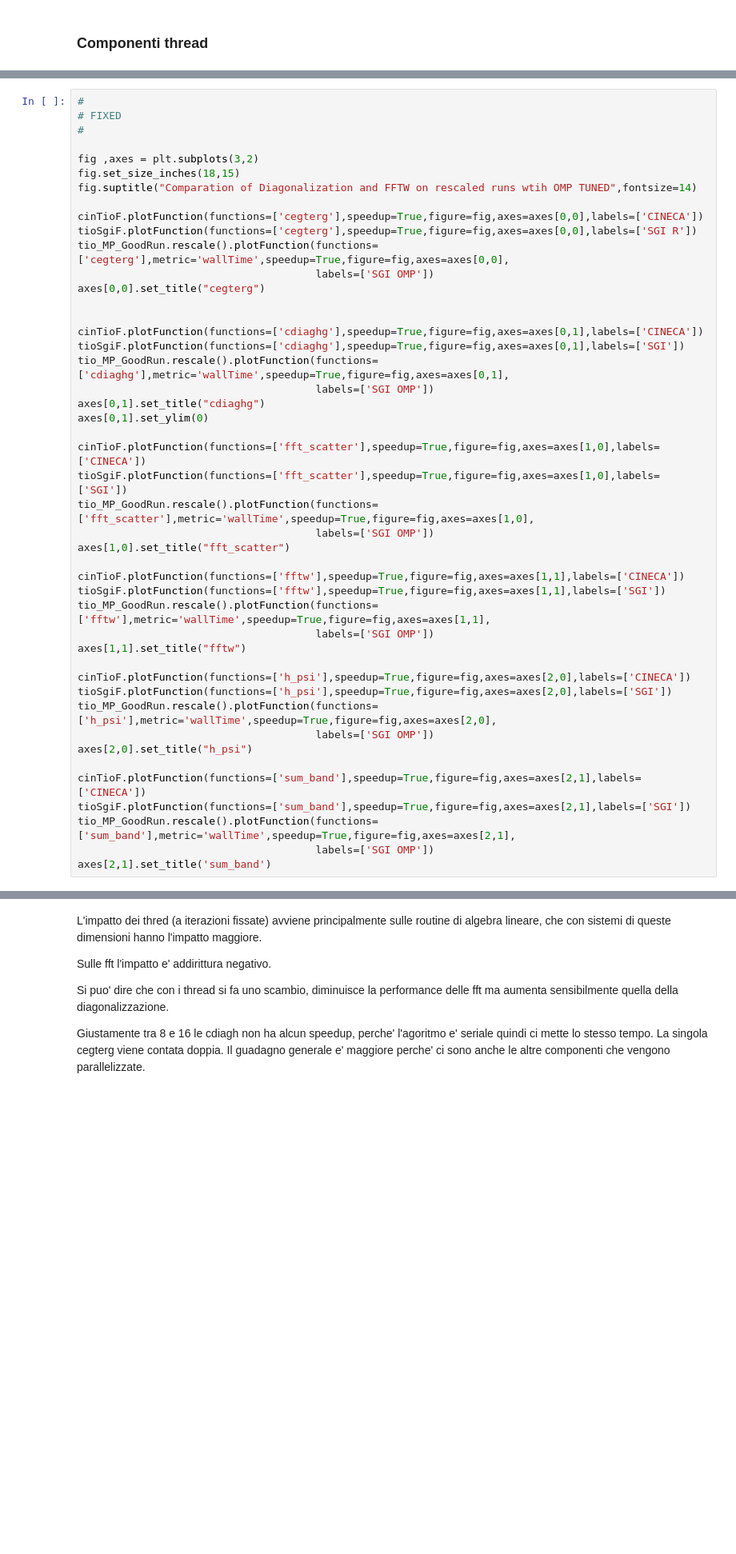
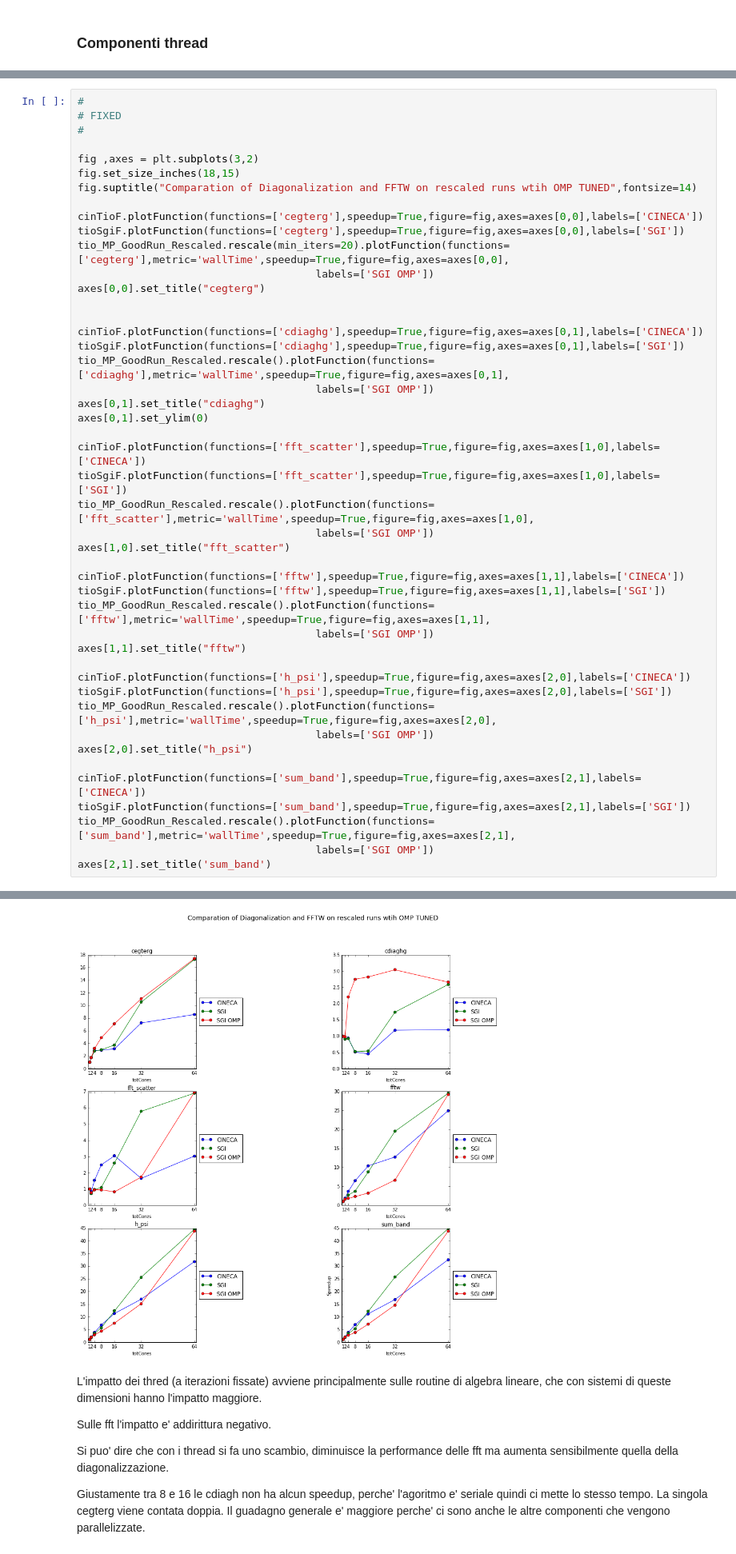
Before and after one commit to gioruffa/qetools, a Jupyter notebook: plotter.ipynb, the cells around one changed output, grey strips where cells are left out. Shown at 80% size. Saved outputs shown, nothing was run; the diff lists cells and outputs as text; blank space fills up the shorter version.

```diff
--- a/plotter.ipynb
+++ b/plotter.ipynb
@@ -977,39 +977,40 @@ fig.set_size_inches(18,15)
 fig.suptitle("Comparation of Diagonalization and FFTW on rescaled runs wtih OMP TUNED",fontsize=14)
 
 cinTioF.plotFunction(functions=['cegterg'],speedup=True,figure=fig,axes=axes[0,0],labels=['CINECA'])
-tioSgiF.plotFunction(functions=['cegterg'],speedup=True,figure=fig,axes=axes[0,0],labels=['SGI R'])
-tio_MP_GoodRun.rescale().plotFunction(functions=['cegterg'],metric='wallTime',speedup=True,figure=fig,axes=axes[0,0],
+tioSgiF.plotFunction(functions=['cegterg'],speedup=True,figure=fig,axes=axes[0,0],labels=['SGI'])
+tio_MP_GoodRun_Rescaled.rescale(min_iters=20).plotFunction(functions=['cegterg'],metric='wallTime',speedup=True,figure=fig,axes=axes[0,0],
                                       labels=['SGI OMP'])
 axes[0,0].set_title("cegterg")
 
 
 cinTioF.plotFunction(functions=['cdiaghg'],speedup=True,figure=fig,axes=axes[0,1],labels=['CINECA'])
 tioSgiF.plotFunction(functions=['cdiaghg'],speedup=True,figure=fig,axes=axes[0,1],labels=['SGI'])
-tio_MP_GoodRun.rescale().plotFunction(functions=['cdiaghg'],metric='wallTime',speedup=True,figure=fig,axes=axes[0,1],
+tio_MP_GoodRun_Rescaled.rescale().plotFunction(functions=['cdiaghg'],metric='wallTime',speedup=True,figure=fig,axes=axes[0,1],
                                       labels=['SGI OMP'])
 axes[0,1].set_title("cdiaghg")
 axes[0,1].set_ylim(0)
 
 cinTioF.plotFunction(functions=['fft_scatter'],speedup=True,figure=fig,axes=axes[1,0],labels=['CINECA'])
 tioSgiF.plotFunction(functions=['fft_scatter'],speedup=True,figure=fig,axes=axes[1,0],labels=['SGI'])
-tio_MP_GoodRun.rescale().plotFunction(functions=['fft_scatter'],metric='wallTime',speedup=True,figure=fig,axes=axes[1,0],
+tio_MP_GoodRun_Rescaled.rescale().plotFunction(functions=['fft_scatter'],metric='wallTime',speedup=True,figure=fig,axes=axes[1,0],
                                       labels=['SGI OMP'])
 axes[1,0].set_title("fft_scatter")
 
 cinTioF.plotFunction(functions=['fftw'],speedup=True,figure=fig,axes=axes[1,1],labels=['CINECA'])
 tioSgiF.plotFunction(functions=['fftw'],speedup=True,figure=fig,axes=axes[1,1],labels=['SGI'])
-tio_MP_GoodRun.rescale().plotFunction(functions=['fftw'],metric='wallTime',speedup=True,figure=fig,axes=axes[1,1],
+tio_MP_GoodRun_Rescaled.rescale().plotFunction(functions=['fftw'],metric='wallTime',speedup=True,figure=fig,axes=axes[1,1],
                                       labels=['SGI OMP'])
 axes[1,1].set_title("fftw")
 
 cinTioF.plotFunction(functions=['h_psi'],speedup=True,figure=fig,axes=axes[2,0],labels=['CINECA'])
 tioSgiF.plotFunction(functions=['h_psi'],speedup=True,figure=fig,axes=axes[2,0],labels=['SGI'])
-tio_MP_GoodRun.rescale().plotFunction(functions=['h_psi'],metric='wallTime',speedup=True,figure=fig,axes=axes[2,0],
+tio_MP_GoodRun_Rescaled.rescale().plotFunction(functions=['h_psi'],metric='wallTime',speedup=True,figure=fig,axes=axes[2,0],
                                       labels=['SGI OMP'])
 axes[2,0].set_title("h_psi")
 
 cinTioF.plotFunction(functions=['sum_band'],speedup=True,figure=fig,axes=axes[2,1],labels=['CINECA'])
 tioSgiF.plotFunction(functions=['sum_band'],speedup=True,figure=fig,axes=axes[2,1],labels=['SGI'])
-tio_MP_GoodRun.rescale().plotFunction(functions=['sum_band'],metric='wallTime',speedup=True,figure=fig,axes=axes[2,1],
+tio_MP_GoodRun_Rescaled.rescale().plotFunction(functions=['sum_band'],metric='wallTime',speedup=True,figure=fig,axes=axes[2,1],
                                       labels=['SGI OMP'])
 axes[2,1].set_title('sum_band')
+# %% [output]
@@ -1016,3 +1018,4 @@ axes[2,1].set_title('sum_band')
+[figure, added]
 # %% [markdown]
 L'impatto dei thred (a iterazioni fissate) avviene principalmente sulle routine di algebra lineare, che con sistemi di queste dimensioni hanno l'impatto maggiore.
 
```
Also changed, not shown: parts of 13 cells of this notebook, 2 other files.
